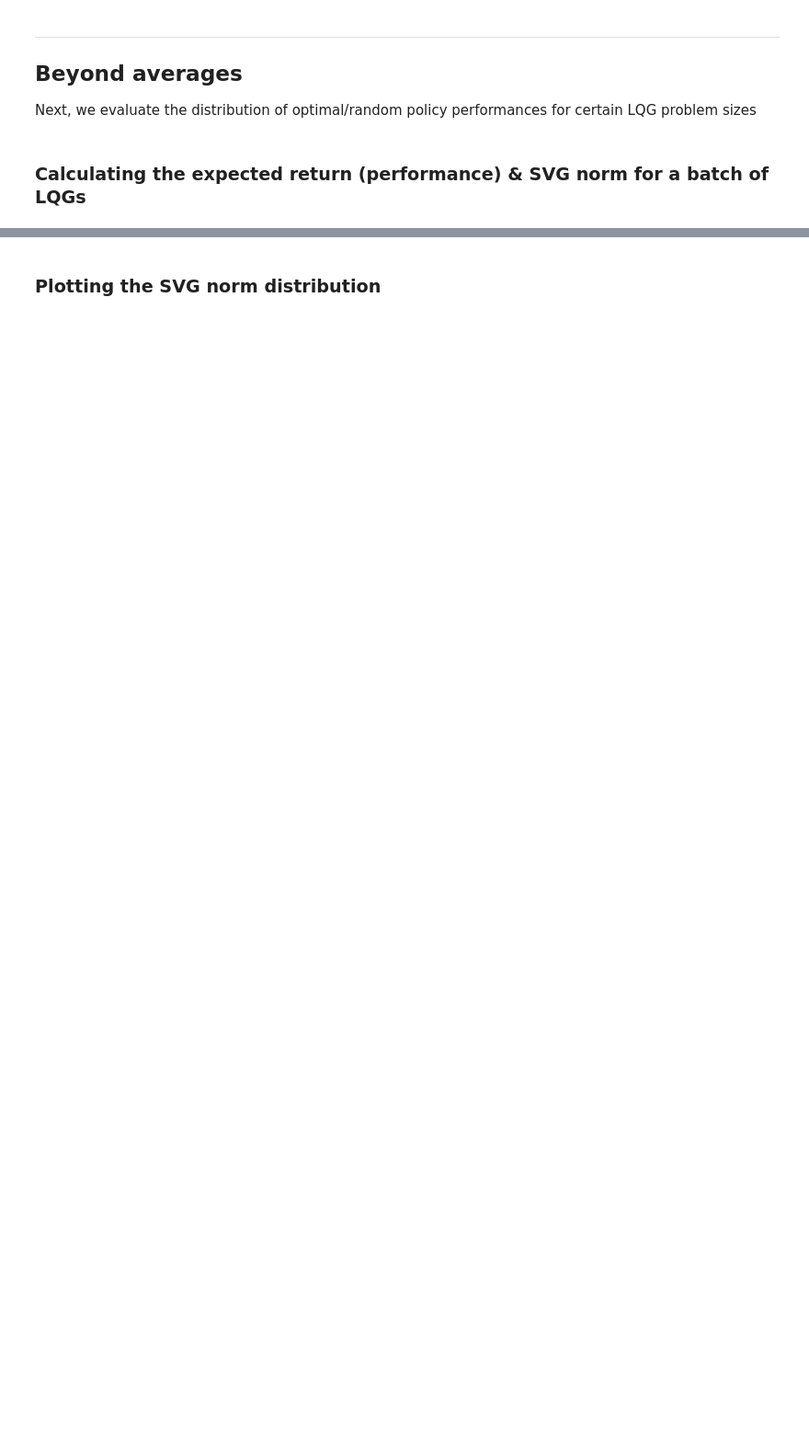
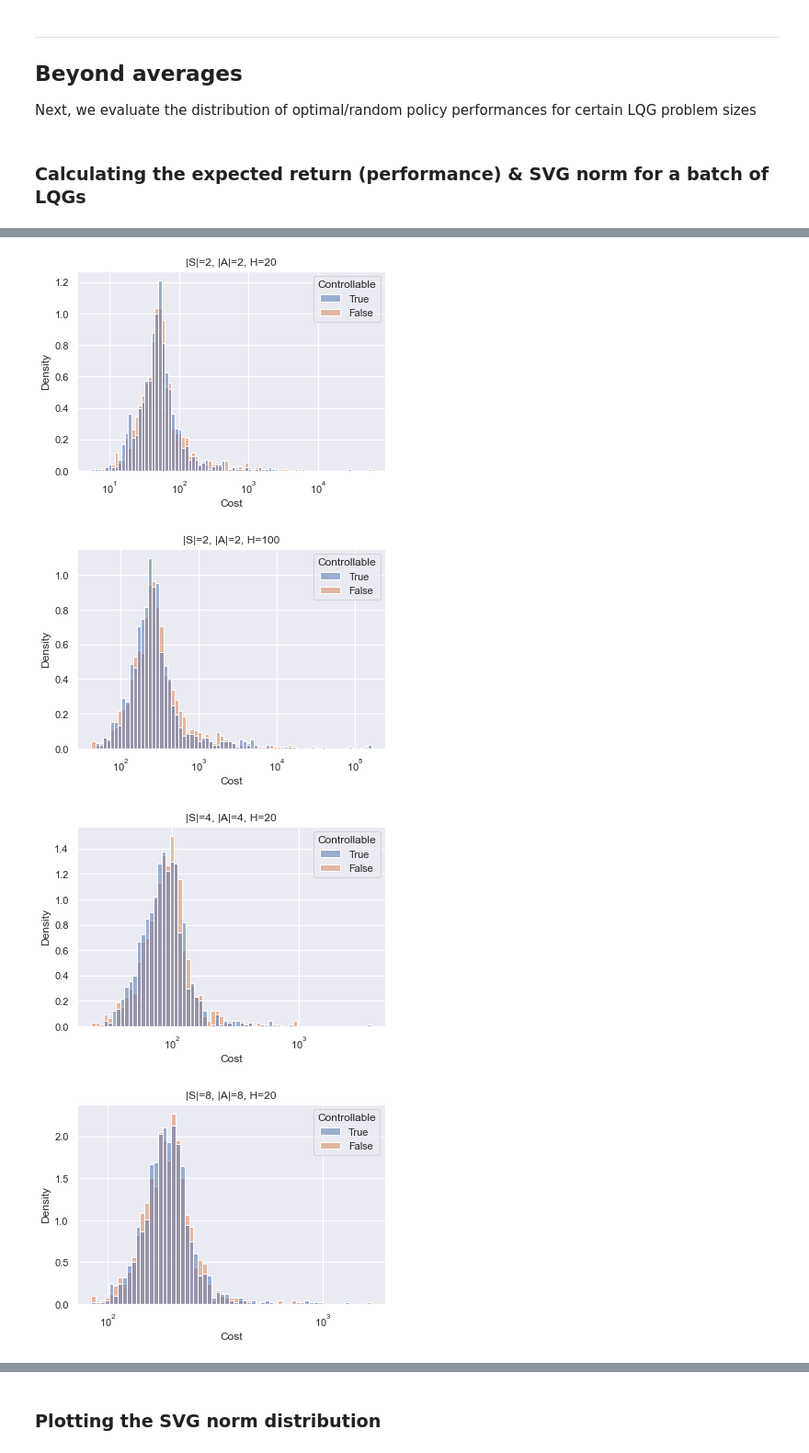
Before and after one commit to 0xangelo/LQSVG, a Jupyter notebook: experiments/perf_and_grad.ipynb, the cells around one changed output, grey strips where cells are left out. Shown at 92% size. Cells and saved outputs as stored; diff of their text form; code cells hidden in the pictures; blank space fills up the shorter version.

```diff
--- a/experiments/perf_and_grad.ipynb
+++ b/experiments/perf_and_grad.ipynb
@@ -431,0 +573,48 @@ def svg_norm_samples(
+# %%
+def plot_optimal_costs_by_controllability(
+    dims: tuple[int, int, int], samples: int = 1000, **kwargs
+):
+    x = "Cost"
+    hue = "Controllable"
+
+    with generator.config(controllable=True, **kwargs):
+        controllable = pd.DataFrame(
+            {x: -performance_samples(dims, optimal=True, samples=samples)}
+        )
+        controllable[hue] = True
+    with generator.config(controllable=False, **kwargs):
+        uncontrollable = pd.DataFrame(
+            {x: -performance_samples(dims, optimal=True, samples=samples)}
+        )
+        uncontrollable[hue] = False
+
+    data = pd.concat([controllable, uncontrollable])
+
+    sns.histplot(
+        data=data,
+        x=x,
+        hue=hue,
+        hue_order=[True, False],
+        stat="density",
+        log_scale=True,
+        #         bins=samples // 10
+    )
+    plt.title("|S|={}, |A|={}, H={}".format(*dims))
+    plt.show()
+# %%
+plot_optimal_costs_by_controllability((2, 2, 20))
+
+plot_optimal_costs_by_controllability((2, 2, 100))
+
+plot_optimal_costs_by_controllability((4, 4, 20))
+
+plot_optimal_costs_by_controllability((8, 8, 20), passive_eigval_range=(1.0, 2.0))
+
+plot_optimal_costs_by_controllability((16, 16, 20))
+
+plot_optimal_costs_by_controllability((32, 32, 20))
+# %% [output]
+[figure, added]
+[figure, added]
+[figure, added]
+[figure, added]
```
Also changed, not shown: parts of 44 cells of this notebook.
